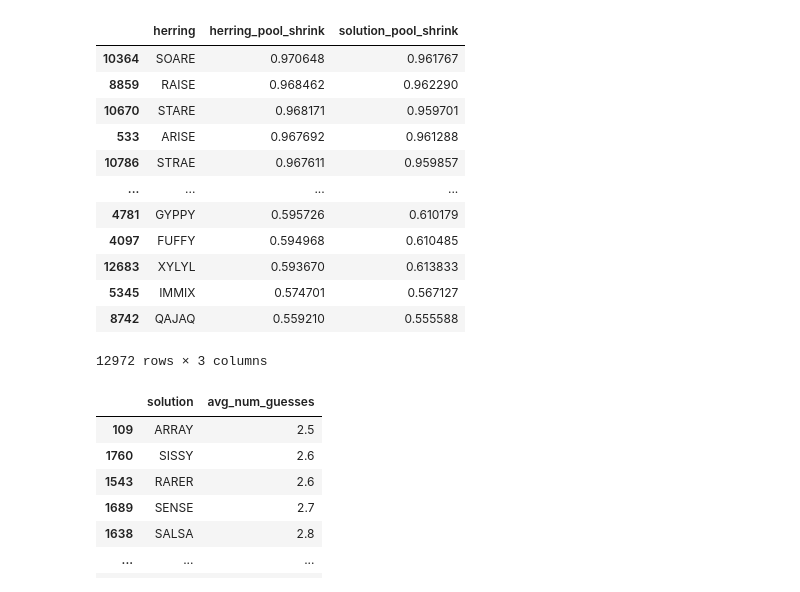
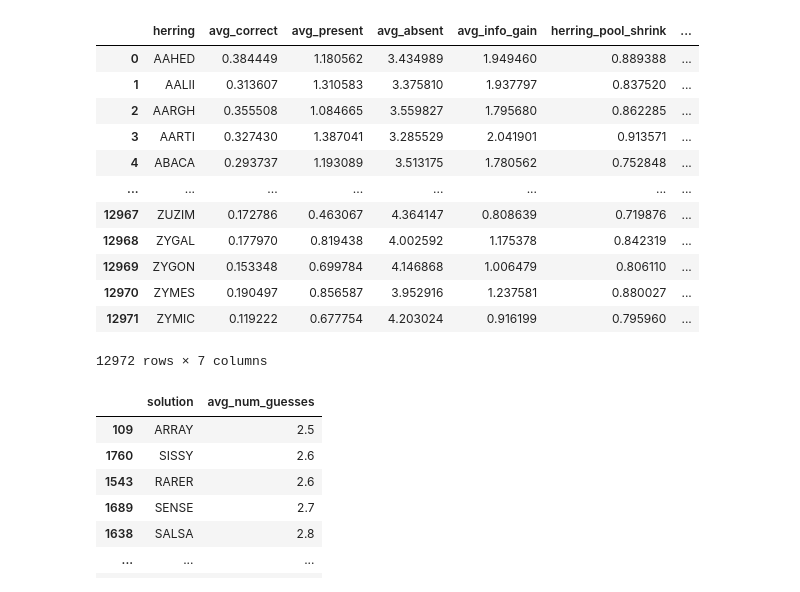
Before and after one commit to sejaldua/wordle-analysis, a Jupyter notebook: analysis.ipynb, the cells around one changed output. Cells and saved outputs as stored; diff of their text form; code cells hidden in the pictures.

```diff
--- a/analysis.ipynb
+++ b/analysis.ipynb
@@ -31,17 +31,18 @@ def process_guess(herring, solution):
     return score
 
 def simulate_guess_for_all_solutions(herring, solution_pool):
-    heuristics = {'greens': [], 'yellows': [], 'sum': []}
+    heuristics = {'correct': [], 'present': [], 'absent': [], 'info_gain': []}
     for solution in solution_pool:
         score = process_guess(herring, solution)
-        heuristics['greens'].append(score.count(2))
-        heuristics['yellows'].append(score.count(1))
-        heuristics['sum'].append(sum(score))
+        heuristics['correct'].append(score.count(2))
+        heuristics['present'].append(score.count(1))
+        heuristics['absent'].append(score.count(0))
+        heuristics['info_gain'].append(sum(score))
     avg_heuristics = {k: np.mean(v) for k, v in heuristics.items()}
     return avg_heuristics.values()
 
 herring_df =  pd.DataFrame(orig_herrings, columns=['herring'])
-herring_df['greens'], herring_df['yellows'], herring_df['sum'] = zip(*herring_df['herring'].progress_apply(lambda x: simulate_guess_for_all_solutions(x, orig_solutions)))
+herring_df['avg_correct'], herring_df['avg_present'], herring_df['avg_absent'], herring_df['avg_info_gain'] = zip(*herring_df['herring'].progress_apply(lambda x: simulate_guess_for_all_solutions(x, orig_solutions)))
 orig_herring_df = herring_df
 orig_herring_df
 # %% [output]
@@ -85,11 +86,8 @@ def filter_list(pool, guess, score):
             pool = [word for word in pool if char not in word]
     return pool
 
-color_map = {2: 'green', 1: 'yellow', 0: 'red'}
-
 def simulate_round(guess, solution, herring_df, solution_pool):
     score = process_guess(guess, solution)
-    # colored_guess = "".join([f"[{color_map[num]}]{char}[/{color_map[num]}]" for num, char in zip(score, guess)])
     print(f"{guess} (guess) | {solution} (solution)")
     if guess == solution:
         return True
@@ -98,10 +96,10 @@ def simulate_round(guess, solution, herring_df, solution_pool):
     if guess in herring_pool: herring_pool.remove(guess)
     new_herring_df = herring_df.copy()
     new_herring_df = new_herring_df[new_herring_df.herring.isin(herring_pool)]
+
     # re-run simulation to get new heuristic scoring metrics
-    new_herring_df['greens'], new_herring_df['yellows'], new_herring_df['sum'] = zip(*new_herring_df['herring'].map(lambda x: simulate_guess_for_all_solutions(x, solution_pool)))
+    new_herring_df['avg_correct'], new_herring_df['avg_present'], new_herring_df['avg_absent'], new_herring_df['avg_info_gain'] = zip(*new_herring_df['herring'].map(lambda x: simulate_guess_for_all_solutions(x, solution_pool)))
     return solution_pool, new_herring_df
-
 
 def run_simulation(solution):
     global orig_solutions, orig_herring_df
@@ -113,7 +111,7 @@ def run_simulation(solution):
     while not solved:
         print("--------------")
         print(f"Guess #{count}")
-        guess = herring_df.sort_values(by='sum', ascending=False).iloc[0, 0]
+        guess = herring_df.sort_values(by='avg_info_gain', ascending=False).iloc[0, 0]
         simu_results = simulate_round(guess, solution, herring_df, solution_pool)
         if simu_results == True:
             solved = True
@@ -149,28 +150,31 @@ YAY
 # %%
 def compute_avg_pool_size_shrink(herring, herring_pool, solution_pool):
     h_pool_shrink, s_pool_shrink = [], []
     for solution in solution_pool:
         score = process_guess(herring, solution)
         new_solution_pool = filter_list(solution_pool, herring, score)
         new_herring_pool = filter_list(herring_pool, herring, score)
         if herring in new_herring_pool: new_herring_pool.remove(herring)
         h_pool_shrink.append((len(herring_pool) - len(new_herring_pool)) / len(herring_pool))
         s_pool_shrink.append((len(solution_pool) - len(new_solution_pool)) / len(solution_pool))
     return np.mean(h_pool_shrink), np.mean(s_pool_shrink)
 
-herring_df2 = pd.DataFrame(orig_herrings, columns=['herring'])
-herring_df2['herring_pool_shrink'], herring_df2['solution_pool_shrink'] = zip(*herring_df2['herring'].progress_apply(lambda x: compute_avg_pool_size_shrink(x, list(herring_df2['herring']), orig_solutions)))
+# herring_df2 = pd.DataFrame(orig_herrings, columns=['herring'])
+# herring_df2['herring_pool_shrink'], herring_df2['solution_pool_shrink'] = zip(*herring_df2['herring'].progress_apply(lambda x: compute_avg_pool_size_shrink(x, list(herring_df2['herring']), orig_solutions)))
+herring_shrinkage_df = pd.read_csv('herring_pool_shrinkage_experiment.csv')
+orig_herring_df = orig_herring_df.merge(herring_shrinkage_df, how='inner', on='herring')
+orig_herring_df
 # %% [output]
-|  | herring | herring_pool_shrink | solution_pool_shrink |
-| 10364 | SOARE | 0.970648 | 0.961767 |
-| 8859 | RAISE | 0.968462 | 0.962290 |
-| 10670 | STARE | 0.968171 | 0.959701 |
-| 533 | ARISE | 0.967692 | 0.961288 |
-| 10786 | STRAE | 0.967611 | 0.959857 |
-| ... | ... | ... | ... |
-| 4781 | GYPPY | 0.595726 | 0.610179 |
-| 4097 | FUFFY | 0.594968 | 0.610485 |
-| 12683 | XYLYL | 0.593670 | 0.613833 |
-| 5345 | IMMIX | 0.574701 | 0.567127 |
-| 8742 | QAJAQ | 0.559210 | 0.555588 |
+|  | herring | avg_correct | avg_present | avg_absent | avg_info_gain | herring_pool_shrink | ... |
+| 0 | AAHED | 0.384449 | 1.180562 | 3.434989 | 1.949460 | 0.889388 | ... |
+| 1 | AALII | 0.313607 | 1.310583 | 3.375810 | 1.937797 | 0.837520 | ... |
+| 2 | AARGH | 0.355508 | 1.084665 | 3.559827 | 1.795680 | 0.862285 | ... |
+| 3 | AARTI | 0.327430 | 1.387041 | 3.285529 | 2.041901 | 0.913571 | ... |
+| 4 | ABACA | 0.293737 | 1.193089 | 3.513175 | 1.780562 | 0.752848 | ... |
+| ... | ... | ... | ... | ... | ... | ... | ... |
+| 12967 | ZUZIM | 0.172786 | 0.463067 | 4.364147 | 0.808639 | 0.719876 | ... |
+| 12968 | ZYGAL | 0.177970 | 0.819438 | 4.002592 | 1.175378 | 0.842319 | ... |
+| 12969 | ZYGON | 0.153348 | 0.699784 | 4.146868 | 1.006479 | 0.806110 | ... |
+| 12970 | ZYMES | 0.190497 | 0.856587 | 3.952916 | 1.237581 | 0.880027 | ... |
+| 12971 | ZYMIC | 0.119222 | 0.677754 | 4.203024 | 0.916199 | 0.795960 | ... |
-12972 rows × 3 columns
+12972 rows × 7 columns
```
Also changed, not shown: parts of 5 cells of this notebook, 3 other files.
